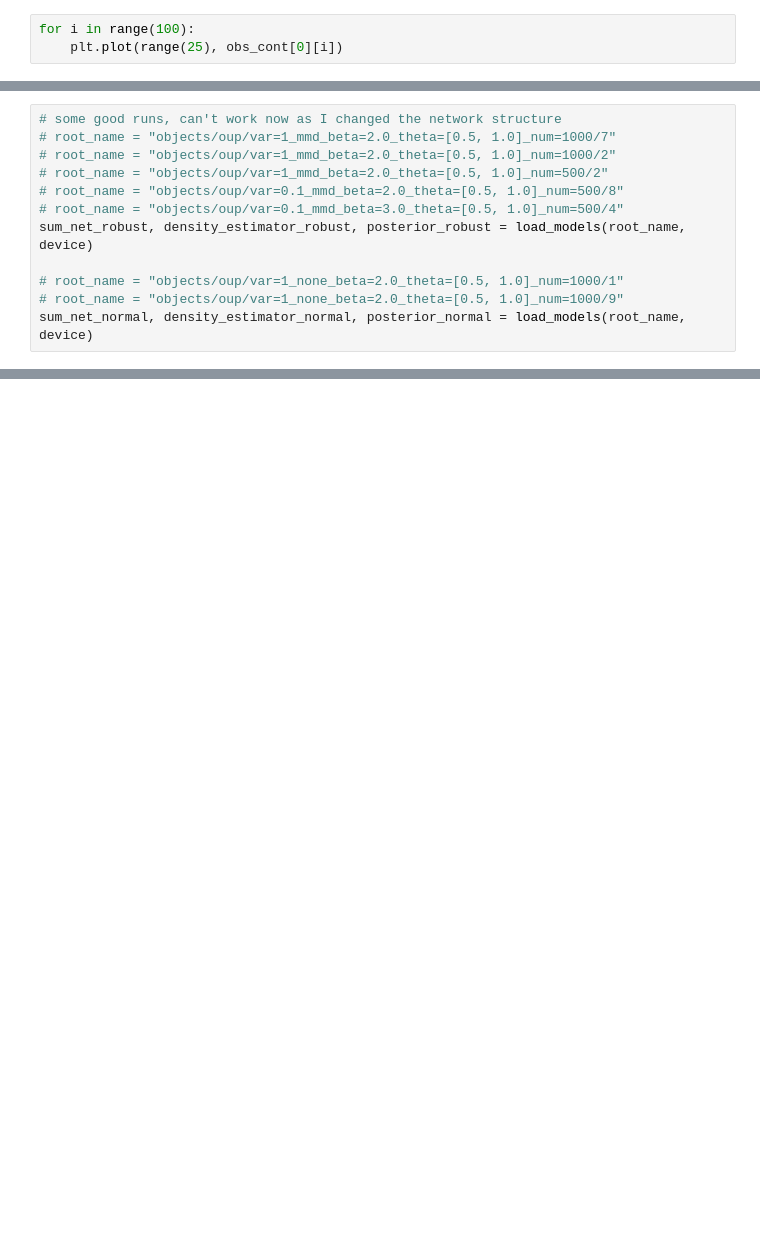
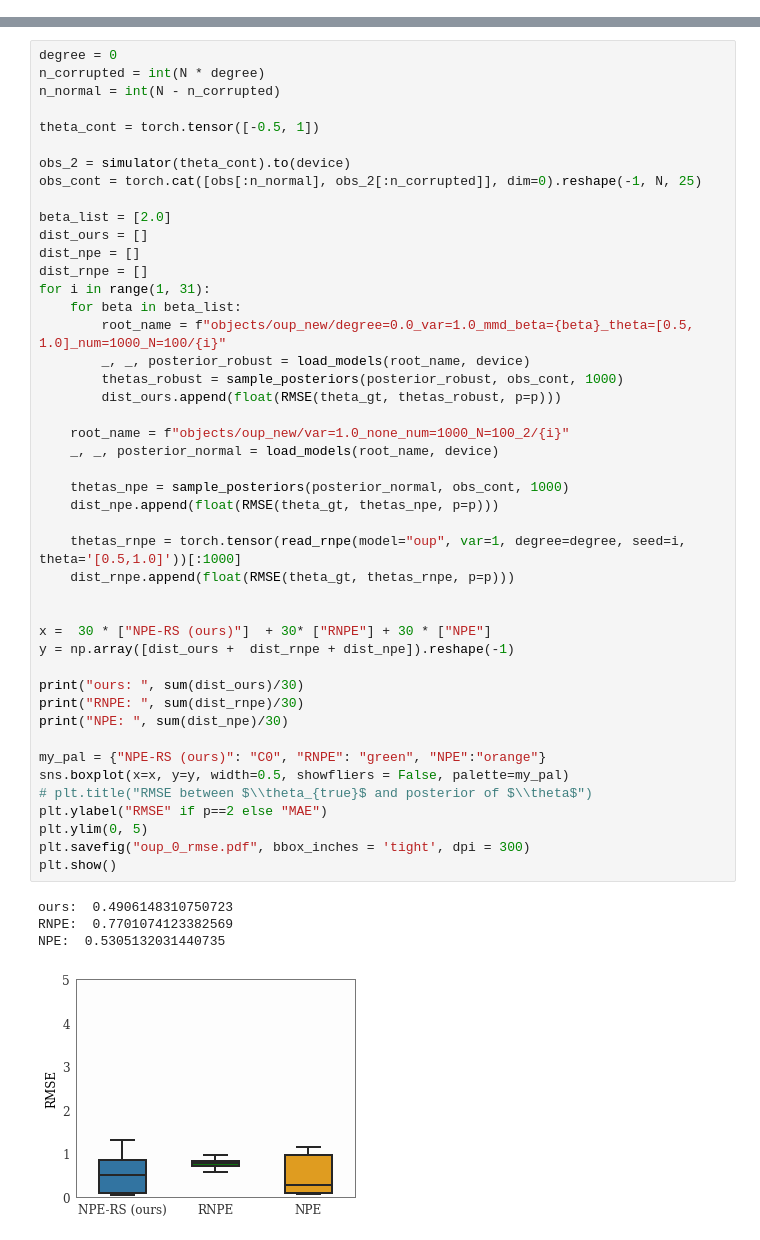
Before and after one commit to huangdaolang/robust-sbi, a Jupyter notebook: OUP-Visualization.ipynb, the cells around one changed output, grey strips where cells are left out. Saved outputs shown, nothing was run; the diff lists cells and outputs as text; blank space fills up the shorter version.

Commit message:
correct several parameter mistakes Last commit before turin model

```diff
--- a/OUP-Visualization.ipynb
+++ b/OUP-Visualization.ipynb
@@ -84,3 +123,0 @@ theta shape torch.Size([2000, 2])
-# %%
-for i in range(100):
-    plt.plot(range(25), obs_cont[0][i])
@@ -89,12 +123,0 @@ for i in range(100):
-# %%
-# some good runs, can't work now as I changed the network structure
-# root_name = "objects/oup/var=1_mmd_beta=2.0_theta=[0.5, 1.0]_num=1000/7"
-# root_name = "objects/oup/var=1_mmd_beta=2.0_theta=[0.5, 1.0]_num=1000/2"
-# root_name = "objects/oup/var=1_mmd_beta=2.0_theta=[0.5, 1.0]_num=500/2"
-# root_name = "objects/oup/var=0.1_mmd_beta=2.0_theta=[0.5, 1.0]_num=500/8"
-# root_name = "objects/oup/var=0.1_mmd_beta=3.0_theta=[0.5, 1.0]_num=500/4"
-sum_net_robust, density_estimator_robust, posterior_robust = load_models(root_name, device)
-
-# root_name = "objects/oup/var=1_none_beta=2.0_theta=[0.5, 1.0]_num=1000/1"
-# root_name = "objects/oup/var=1_none_beta=2.0_theta=[0.5, 1.0]_num=1000/9"
-sum_net_normal, density_estimator_normal, posterior_normal = load_models(root_name, device)
@@ -216,0 +126,50 @@ plt.show()
+# %%
+degree = 0
+n_corrupted = int(N * degree)
+n_normal = int(N - n_corrupted)
+
+theta_cont = torch.tensor([-0.5, 1])
+
+obs_2 = simulator(theta_cont).to(device)
+obs_cont = torch.cat([obs[:n_normal], obs_2[:n_corrupted]], dim=0).reshape(-1, N, 25)
+
+beta_list = [2.0]
+dist_ours = []
+dist_npe = []
+dist_rnpe = []
+for i in range(1, 31):
+    for beta in beta_list:
+        root_name = f"objects/oup_new/degree=0.0_var=1.0_mmd_beta={beta}_theta=[0.5, 1.0]_num=1000_N=100/{i}"
+        _, _, posterior_robust = load_models(root_name, device)
+        thetas_robust = sample_posteriors(posterior_robust, obs_cont, 1000)
+        dist_ours.append(float(RMSE(theta_gt, thetas_robust, p=p)))
+
+    root_name = f"objects/oup_new/var=1.0_none_num=1000_N=100_2/{i}"
+    _, _, posterior_normal = load_models(root_name, device)
+
+    thetas_npe = sample_posteriors(posterior_normal, obs_cont, 1000)
+    dist_npe.append(float(RMSE(theta_gt, thetas_npe, p=p)))
+
+    thetas_rnpe = torch.tensor(read_rnpe(model="oup", var=1, degree=degree, seed=i, theta='[0.5,1.0]'))[:1000]
+    dist_rnpe.append(float(RMSE(theta_gt, thetas_rnpe, p=p)))
+
+
+x =  30 * ["NPE-RS (ours)"]  + 30* ["RNPE"] + 30 * ["NPE"]
+y = np.array([dist_ours +  dist_rnpe + dist_npe]).reshape(-1)
+
+print("ours: ", sum(dist_ours)/30)
+print("RNPE: ", sum(dist_rnpe)/30)
+print("NPE: ", sum(dist_npe)/30)
+
+my_pal = {"NPE-RS (ours)": "C0", "RNPE": "green", "NPE":"orange"}
+sns.boxplot(x=x, y=y, width=0.5, showfliers = False, palette=my_pal)
+# plt.title("RMSE between $\\theta_{true}$ and posterior of $\\theta$")
+plt.ylabel("RMSE" if p==2 else "MAE")
+plt.ylim(0, 5)
+plt.savefig("oup_0_rmse.pdf", bbox_inches = 'tight', dpi = 300)
+plt.show()
+# %% [output]
+ours:  0.4906148310750723
+RNPE:  0.7701074123382569
+NPE:  0.5305132031440735
+[figure, added]
```
Also changed, not shown: parts of 15 cells of this notebook, 5 other files.
